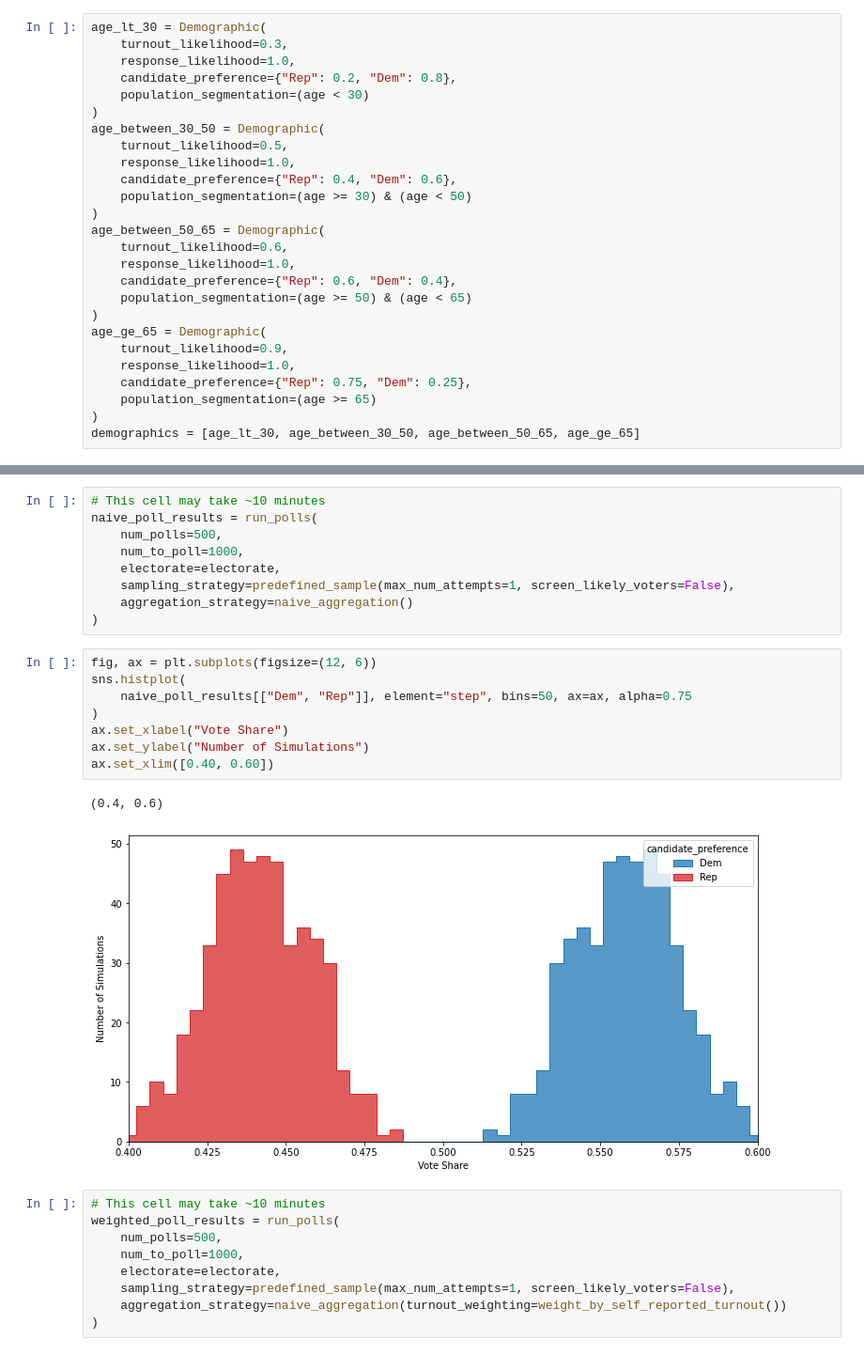
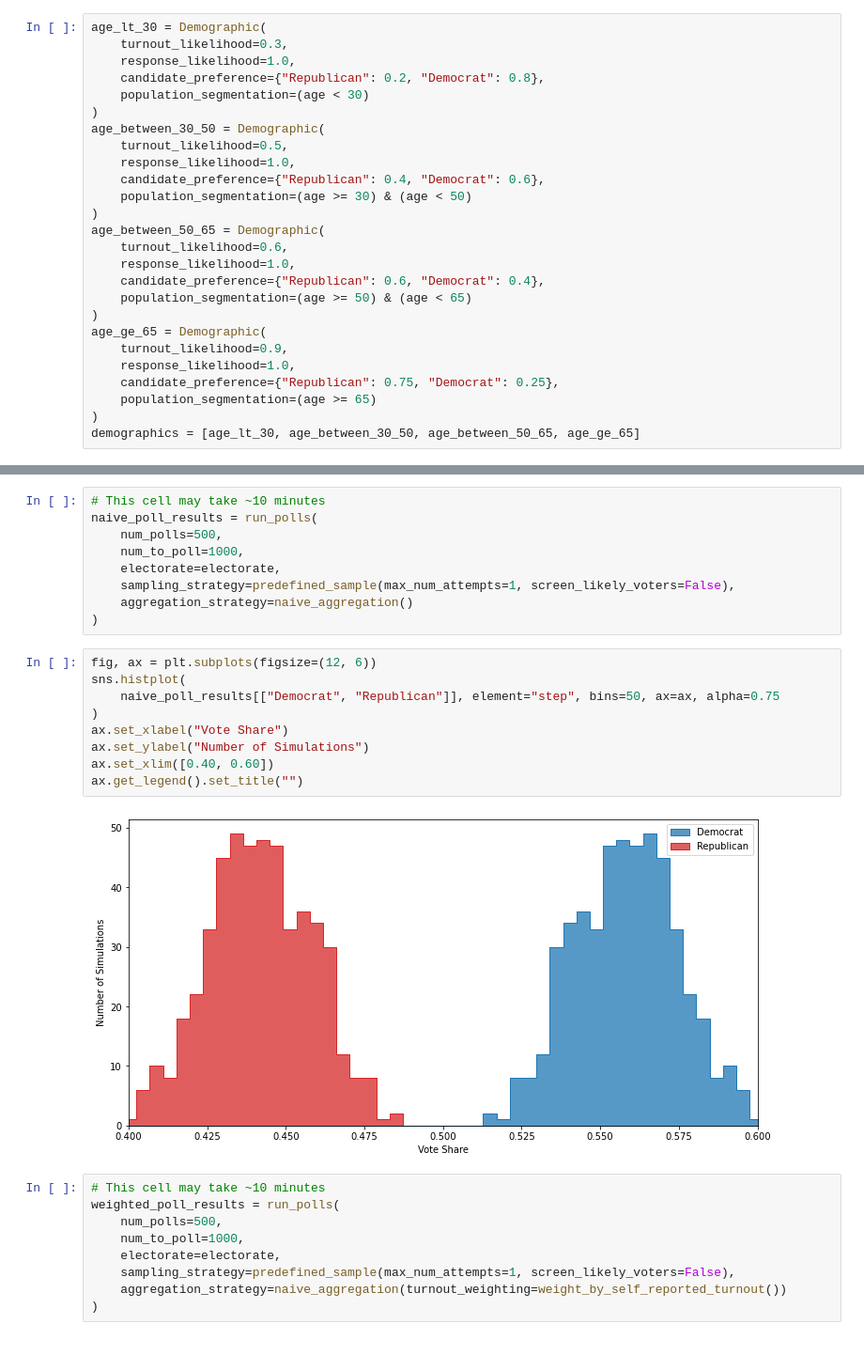
Before and after one commit to AndrewRook/polling_simulator, a Jupyter notebook: 3_turnout.ipynb, the cells around one changed output, grey strips where cells are left out. Shown at 94% size. Saved outputs shown, nothing was run; the diff lists cells and outputs as text.

Commit message:
plot styling

```diff
--- a/3_turnout.ipynb
+++ b/3_turnout.ipynb
@@ -26,25 +26,25 @@ fig.set(xlabel="Age")
 age_lt_30 = Demographic(
     turnout_likelihood=0.3,
     response_likelihood=1.0,
-    candidate_preference={"Rep": 0.2, "Dem": 0.8},
+    candidate_preference={"Republican": 0.2, "Democrat": 0.8},
     population_segmentation=(age < 30)
 )
 age_between_30_50 = Demographic(
     turnout_likelihood=0.5,
     response_likelihood=1.0,
-    candidate_preference={"Rep": 0.4, "Dem": 0.6},
+    candidate_preference={"Republican": 0.4, "Democrat": 0.6},
     population_segmentation=(age >= 30) & (age < 50)
 )
 age_between_50_65 = Demographic(
     turnout_likelihood=0.6,
     response_likelihood=1.0,
-    candidate_preference={"Rep": 0.6, "Dem": 0.4},
+    candidate_preference={"Republican": 0.6, "Democrat": 0.4},
     population_segmentation=(age >= 50) & (age < 65)
 )
 age_ge_65 = Demographic(
     turnout_likelihood=0.9,
     response_likelihood=1.0,
-    candidate_preference={"Rep": 0.75, "Dem": 0.25},
+    candidate_preference={"Republican": 0.75, "Democrat": 0.25},
     population_segmentation=(age >= 65)
 )
 demographics = [age_lt_30, age_between_30_50, age_between_50_65, age_ge_65]
@@ -87,14 +87,14 @@ naive_poll_results = run_polls(
 # %%
 fig, ax = plt.subplots(figsize=(12, 6))
 sns.histplot(
-    naive_poll_results[["Dem", "Rep"]], element="step", bins=50, ax=ax, alpha=0.75
+    naive_poll_results[["Democrat", "Republican"]], element="step", bins=50, ax=ax, alpha=0.75
 )
 ax.set_xlabel("Vote Share")
 ax.set_ylabel("Number of Simulations")
 ax.set_xlim([0.40, 0.60])
+ax.get_legend().set_title("")
 # %% [output]
-(0.4, 0.6)
-[figure, old version]
+[figure, new version]
 # %%
 # This cell may take ~10 minutes
 weighted_poll_results = run_polls(
```
Also changed, not shown: parts of 4 cells of this notebook.
